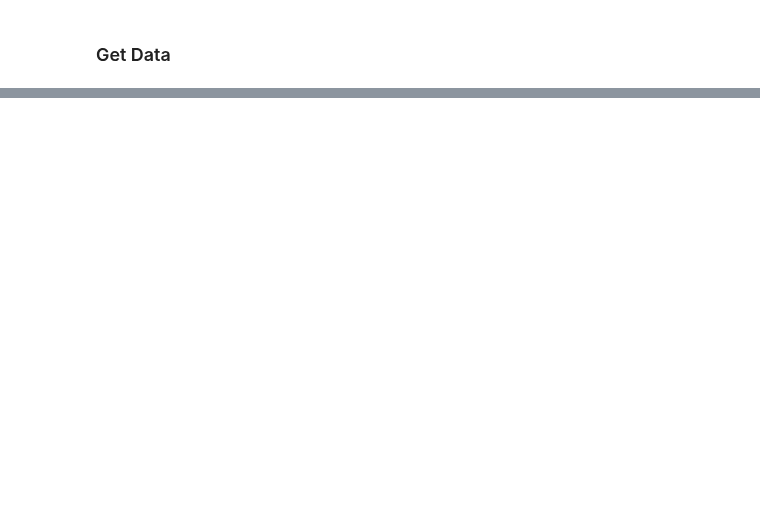
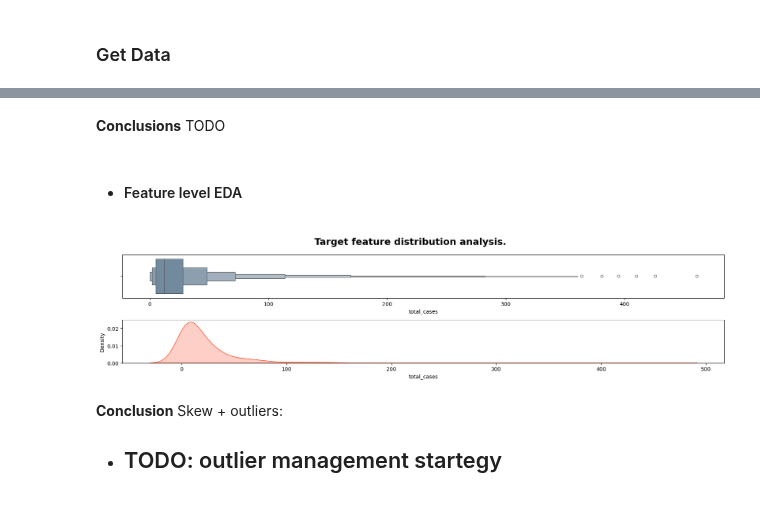
Before and after one commit to ButrosV/dengue-transfer-learn, a Jupyter notebook: notebooks/01_eda_dengue.ipynb, the cells around one changed output, grey strips where cells are left out. Drawn from its saved outputs; the diff is of its cells as text; code cells hidden in the pictures; blank space fills up the shorter version.

```diff
--- a/notebooks/01_eda_dengue.ipynb
+++ b/notebooks/01_eda_dengue.ipynb
@@ -58,0 +283,2 @@ df_raw.sample(1)
+# %% [markdown]
+**Conclusions** TODO
@@ -58,0 +287,36 @@ df_raw.sample(1)
+# %% [markdown]
+- #### Feature level EDA
+# %%
+def display_distributions(data: pd.DataFrame, features: List[str],
+                          fig_width: int = 17,
+                          title_prefix: str=None) -> None:
+    """Display distribution graphs for specified categorical columns.
+    Graphs are displayed as a vertical stack of box plots.
+    :param data: DataFrames with numerical categories for visualization.
+    :param features: list of column names/features  from 'data' Dataframe.
+    :param title_prefix: Optional, prefix for visualization title.
+    """
+    n_subplots = len(features) * 2
+    fig, axs = plt.subplots(nrows=n_subplots, figsize = (fig_width, n_subplots * 2))
+    index = 0
+    for feature in features:
+        sns.boxenplot(data=data, x=data[feature],
+                      color=random_color(), ax=axs[index])
+        sns.kdeplot(data=data, x=data[feature], fill=True,
+                    color=random_color(), ax=axs[index + 1])
+        index += 2
+
+    if title_prefix is not None:
+        fig.suptitle(f"{title_prefix} feature distribution analysis.", fontsize=18,
+                    fontweight='bold', y=0.98)
+    else:
+        fig.suptitle("Feature distribution analysis.", fontsize=18,
+                    fontweight='bold', y=0.98)
+    fig.tight_layout();
+# %%
+display_distributions(df_labels_raw, features=[TARGET], title_prefix="Target")
+# %% [output]
+[figure, added]
+# %% [markdown]
+**Conclusion** Skew + outliers:
+- ## TODO: outlier management startegy
```
Also changed, not shown: parts of 29 cells of this notebook.
